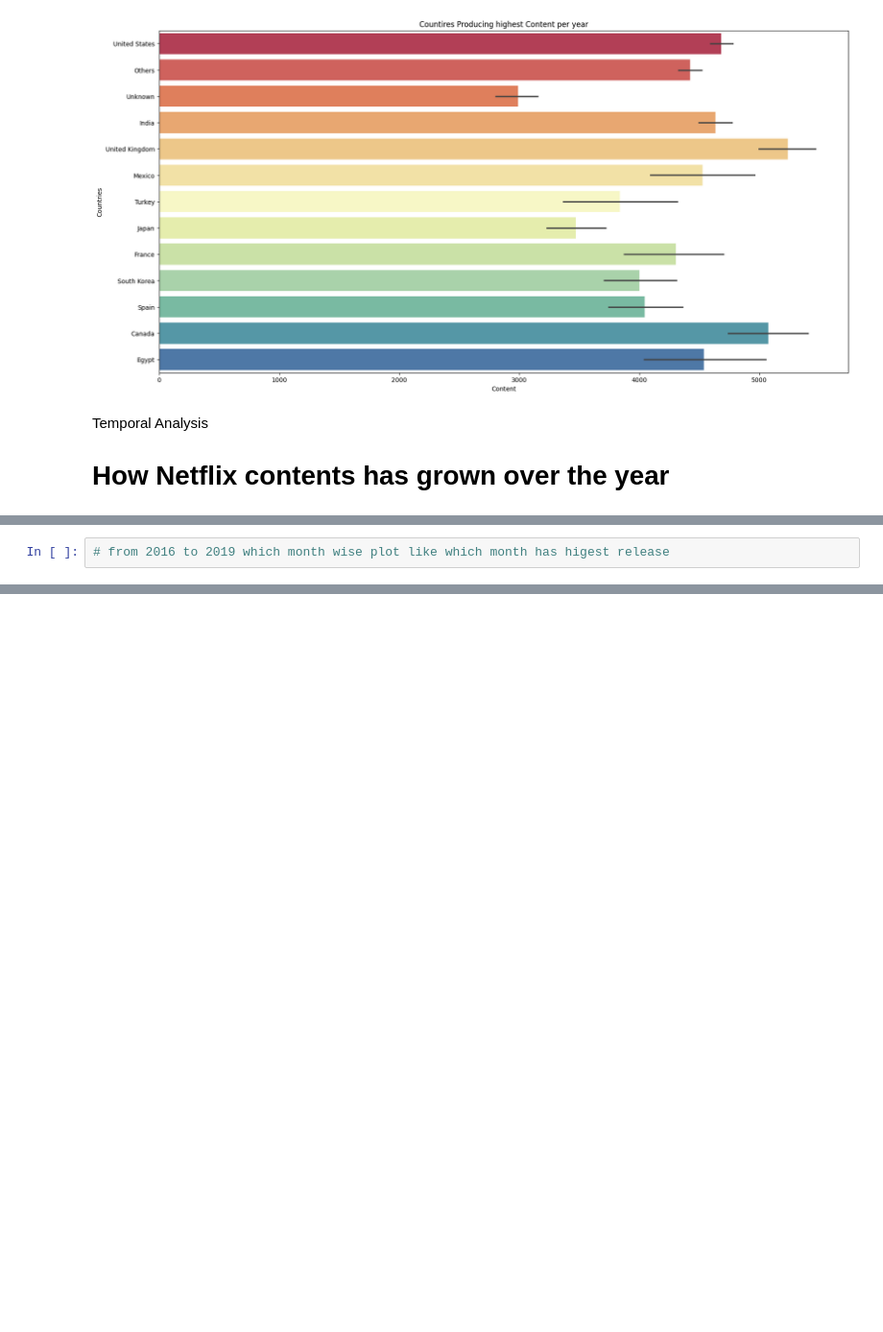
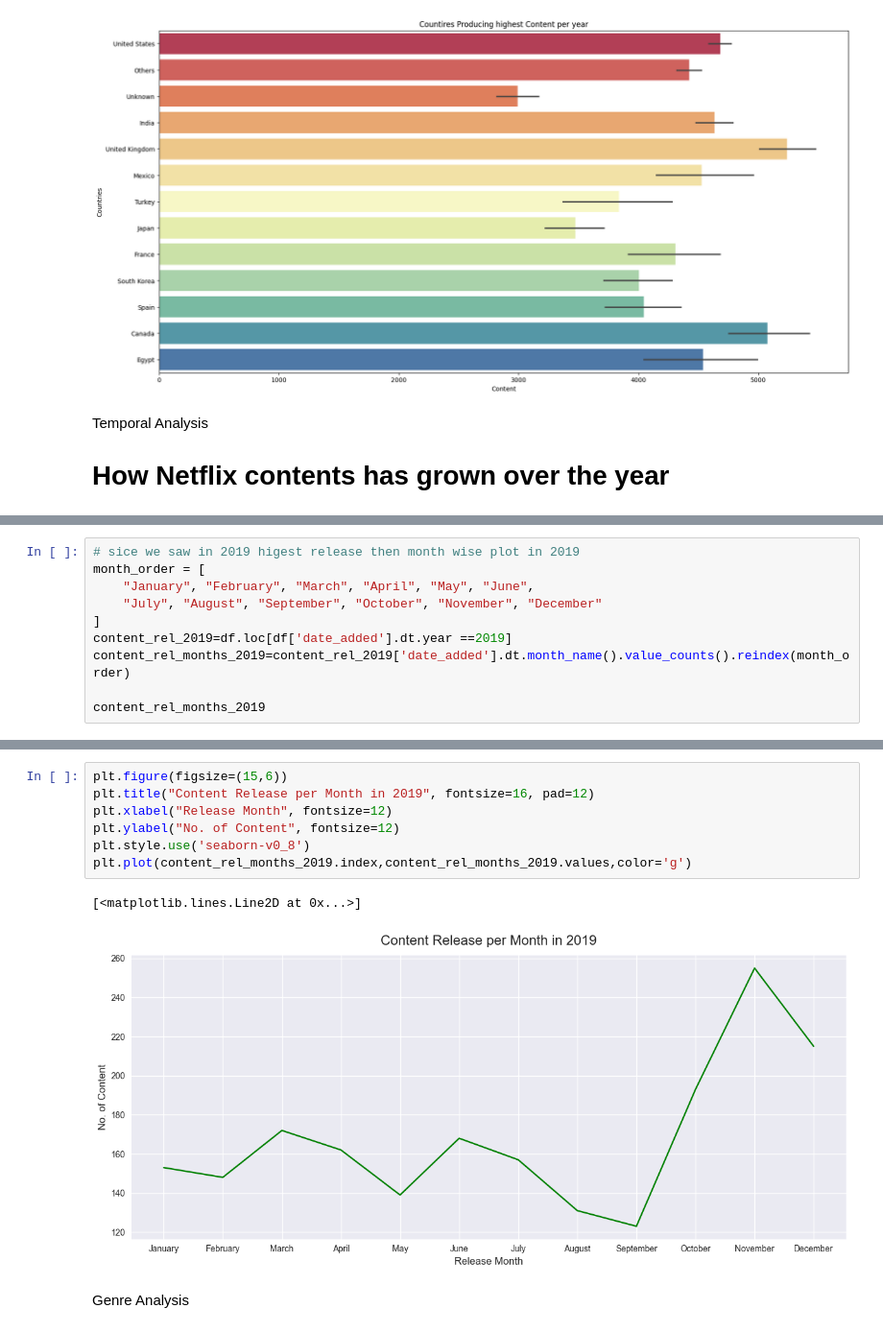
Before and after one commit to eThird/netflix_contetn_data_analysis, a Jupyter notebook: Notebooks/netflix_analysis.ipynb, the cells around one changed output, grey strips where cells are left out. Shown at 96% size. Saved outputs shown, nothing was run; the diff lists cells and outputs as text; blank space fills up the shorter version.

```diff
--- a/Notebooks/netflix_analysis.ipynb
+++ b/Notebooks/netflix_analysis.ipynb
@@ -271,2 +265,10 @@ sns.lineplot(content_rel_year,markers=True)
 # %%
-# from 2016 to 2019 which month wise plot like which month has higest release
+# sice we saw in 2019 higest release then month wise plot in 2019
+month_order = [
+    "January", "February", "March", "April", "May", "June",
+    "July", "August", "September", "October", "November", "December"
+]
+content_rel_2019=df.loc[df['date_added'].dt.year ==2019]
+content_rel_months_2019=content_rel_2019['date_added'].dt.month_name().value_counts().reindex(month_order)
+
+content_rel_months_2019
@@ -272,0 +290,12 @@ sns.lineplot(content_rel_year,markers=True)
+# %%
+plt.figure(figsize=(15,6))
+plt.title("Content Release per Month in 2019", fontsize=16, pad=12)
+plt.xlabel("Release Month", fontsize=12)
+plt.ylabel("No. of Content", fontsize=12)
+plt.style.use('seaborn-v0_8')
+plt.plot(content_rel_months_2019.index,content_rel_months_2019.values,color='g')
+# %% [output]
+[<matplotlib.lines.Line2D at 0x...>]
+[figure, added]
+# %% [markdown]
+Genre Analysis
```
Also changed, not shown: parts of 8 cells of this notebook.
